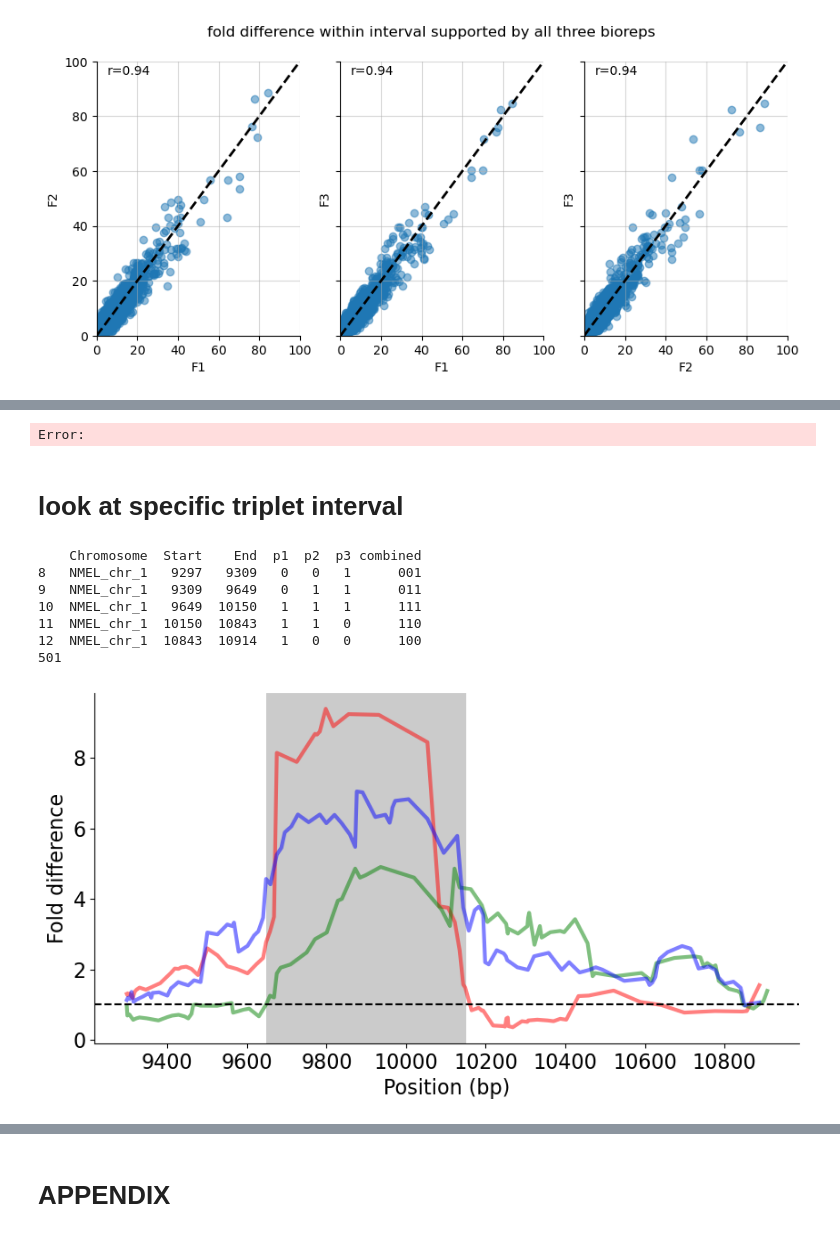
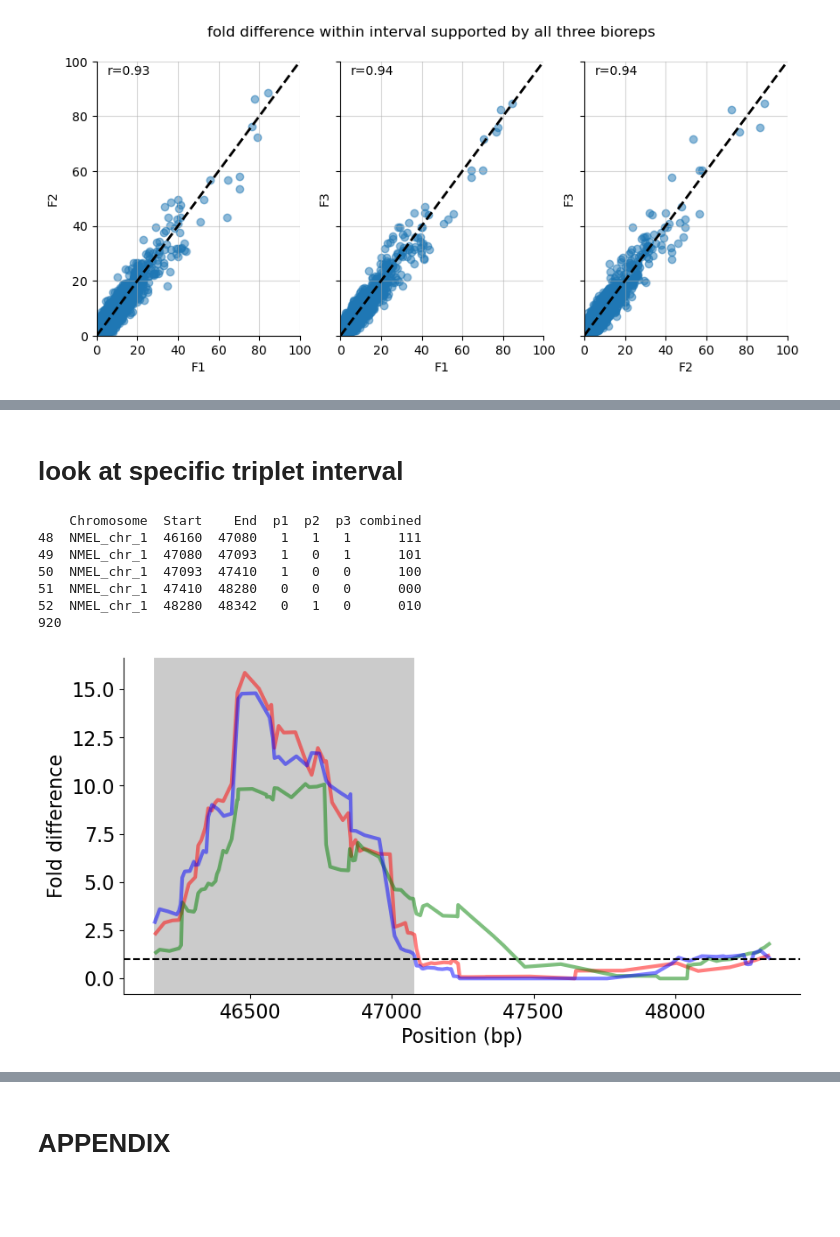
Before and after one commit to brian-arnold/STARRseq_code, a Jupyter notebook: notebooks/02_compare_peak_callers_across_bioreps.ipynb, the cells around one changed output, grey strips where cells are left out. Drawn from its saved outputs; the diff is of its cells as text; code cells hidden in the pictures; blank space fills up the shorter version.

```diff
--- a/notebooks/02_compare_peak_callers_across_bioreps.ipynb
+++ b/notebooks/02_compare_peak_callers_across_bioreps.ipynb
@@ -401,13 +419,13 @@ defaultdict(<class 'int'>, {0: 18494, 1: 10768, 2: 23139})
 # %%
 # for each interval containing support by three replicates, how many separate subintervals contain support by all 3?
 summary = defaultdict(int)
-for t in triplet_peaks:
-    df = overlaps_per_rep.iloc[list(range(t[0], t[1]+1))]
+for t in intervals_with_triplet_peaks['genrich']:
+    df = genrich_overlaps_per_rep.iloc[list(range(t[0], t[1]+1))]
     # only grab intervals supported by all 3 replicates
     df = df[df['combined'] == '111']
     if len(df) == 4:
         print(t)
-        print(overlaps_per_rep.iloc[list(range(t[0]-1, t[1]+2))])
+        print(genrich_overlaps_per_rep.iloc[list(range(t[0]-1, t[1]+2))])
     summary[len(df)] += 1
 summary
 # %% [output]
@@ -498,0 +522,11 @@ Length: 8652, dtype: int64
+# %%
+# get all indices of m_cov in which 'C' columns == 0
+m_cov_indices = m_cov.index[m_cov['C']==0].tolist()
+m_cov.iloc[m_cov_indices]
+trips_df = pd.concat([genrich_trips_df, macs_trips_df.iloc[m_cov_indices]], axis=0)
+
+trips_df.sort_values(by=['Chromosome', 'Start'], inplace=True)
+trips_df = trips_df.reset_index(drop=True)
+trips_df['trip_id'] = trips_df.index
+print(trips_df.groupby('method').count())
+trips_df
@@ -552,6 +626,27 @@ pile3_trips_summary = pile3_trips.groupby('trip_id').apply(f)
 wavg = np.column_stack((pile1_trips_summary,
                     pile2_trips_summary,
                     pile3_trips_summary))
+
+
+
+
+
+
+
+
+
+# filter out rows of wavg with any 0 values
+print(np.sum(np.any(wavg == 0, axis=1)), "peaks had at least 1 replicate with 0-fold difference")
+print(np.sum(np.any(wavg < 0, axis=1)), "peaks had at least 1 replicate with negative difference")
+wavg = wavg[(~np.any(wavg == 0, axis=1)) & (~np.any(wavg < 0, axis=1))]
+
+
+
+
+
+
+
+
 print(wavg.shape)
 print(np.corrcoef(wavg, rowvar=False))
 
@@ -643,54 +739,40 @@ Error:
-# %%
-# plot the maxs data except normalize all the values by the column mean and variances
-fig, axs = plt.subplots(1, 2, figsize=(10, 4))
-sns.histplot(np.log10(maxs[:,0]), color="blue", alpha=0.5, label="F1", ax=axs[0])
-sns.histplot(np.log10(maxs[:,1]), color="red", alpha=0.5, label="F2", ax=axs[0])
-sns.histplot(np.log10(maxs[:,2]), color="green", alpha=0.5, label="F3", ax=axs[0])
-axs[0].set_xlim(0,2)
-
-# maxs_norm = (maxs - np.mean(maxs, axis=0)) / np.std(maxs, axis=0)
-maxs_norm = (np.log10(maxs) - np.mean(np.log10(maxs), axis=0)) / np.std(np.log10(maxs), axis=0)
-sns.histplot(maxs_norm[:,0], color="blue", alpha=0.5, label="F1", ax=axs[1])
-sns.histplot(maxs_norm[:,1], color="red", alpha=0.5, label="F2", ax=axs[1])
-sns.histplot(maxs_norm[:,2], color="green", alpha=0.5, label="F3", ax=axs[1])
-axs[1].set_xlim(-5,5)
-sns.despine()
-# %% [output]
-Error:
 # %% [markdown]
 # look at specific triplet interval
 # %%
 # for Nmel, index 4 messy, 2 nice, 38 pcr duplicate?
-candidate_trip_indices = trips_indices[0]
-candidate_trip_df = overlaps_per_rep.iloc[candidate_trip_indices]
+t = intervals_with_triplet_peaks['genrich'][1]
+candidate_trip_indices = list(range(t[0],t[1]+1))
+candidate_trip_df = macs_overlaps_per_rep.iloc[candidate_trip_indices]
+
+
 candidate_trip_pr = pr.PyRanges(candidate_trip_df)
 print(candidate_trip_df)
 fig, axs = plt.subplots(1, 1, figsize=(10, 5), sharex=True)
 colors = ['red', 'green', 'blue']
 for i,p in enumerate([pile1, pile2, pile3]):
     candidate_trip_pile = candidate_trip_pr.join(p, report_overlap=True, how='left')
     sns.lineplot(x=candidate_trip_pile.midpoint, y=candidate_trip_pile.fold_diff, linewidth=3, alpha=0.5, color=colors[i])
 
 # add shaded background using start and stop coordinates where 'combined' pattern == 111
 tmp = candidate_trip_df[candidate_trip_df['combined'] == '111']
 for i,r in tmp.iterrows():
     print((r['End'] - r['Start']))
     if (r['End'] - r['Start']) > min_interval_size:
         axs.axvspan(r['Start'], r['End'], facecolor='0.2', alpha=0.25)
 
 # increase font sizes
 axs.set_xlabel("Position (bp)", fontsize=16)
 axs.set_ylabel("Fold difference", fontsize=16)
 # increase x and y axes font size
 axs.tick_params(axis='both', which='major', labelsize=16)
 plt.axhline(y=1, color='black', linestyle='--')
 sns.despine()
 # %% [output]
     Chromosome  Start    End  p1  p2  p3 combined
-8   NMEL_chr_1   9297   9309   0   0   1      001
-9   NMEL_chr_1   9309   9649   0   1   1      011
-10  NMEL_chr_1   9649  10150   1   1   1      111
-11  NMEL_chr_1  10150  10843   1   1   0      110
-12  NMEL_chr_1  10843  10914   1   0   0      100
-501
+48  NMEL_chr_1  46160  47080   1   1   1      111
+49  NMEL_chr_1  47080  47093   1   0   1      101
+50  NMEL_chr_1  47093  47410   1   0   0      100
+51  NMEL_chr_1  47410  48280   0   0   0      000
+52  NMEL_chr_1  48280  48342   0   1   0      010
+920
-[figure, old version]
+[figure, new version]
```
Also changed, not shown: parts of 31 cells of this notebook, 34 other files.
